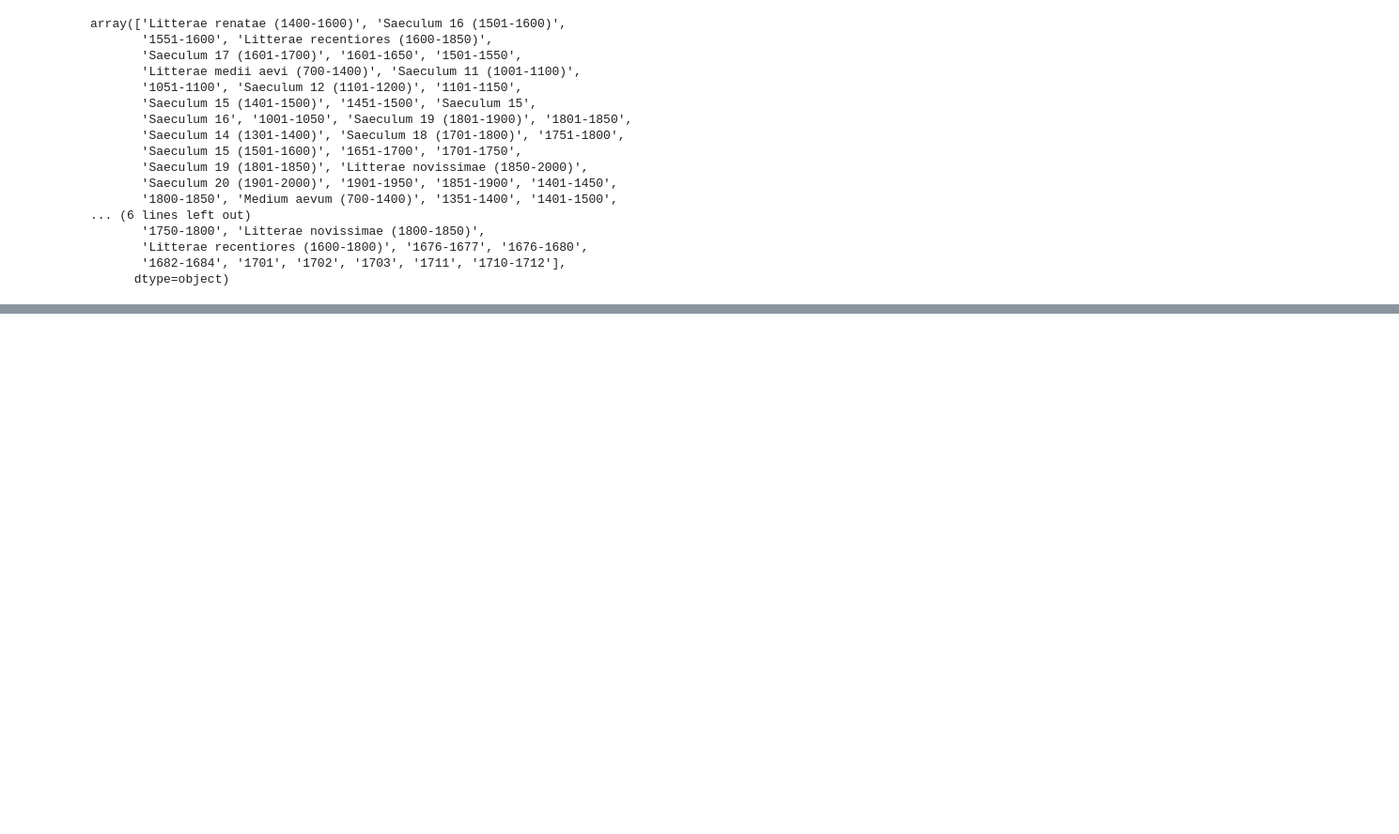
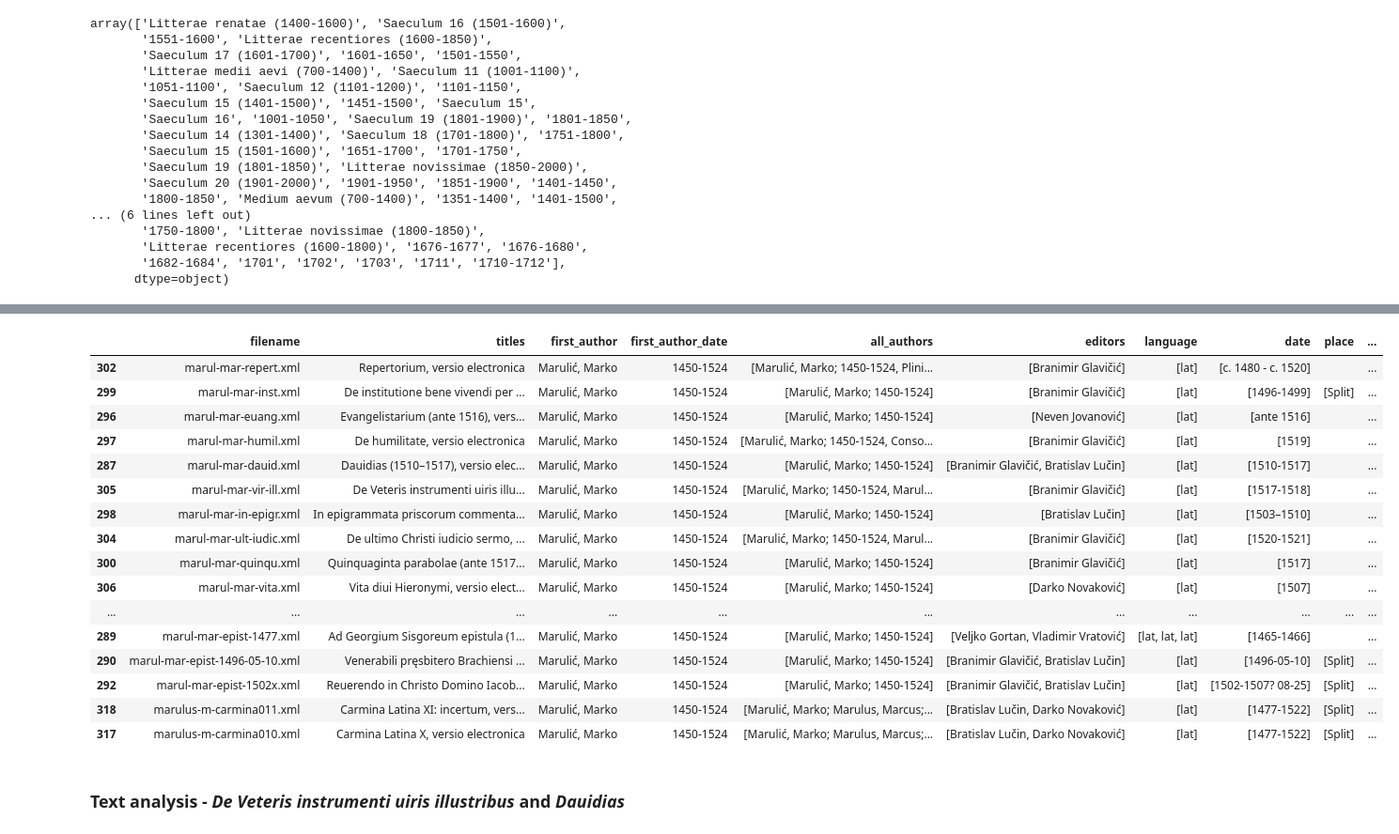
Before and after one commit to petar-soldo/croala-marulic, a Jupyter notebook: croala-marulus.ipynb, the cells around one changed output, grey strips where cells are left out. Shown at 94% size. Cells and saved outputs as stored; diff of their text form; code cells hidden in the pictures; blank space fills up the shorter version.

```diff
--- a/croala-marulus.ipynb
+++ b/croala-marulus.ipynb
@@ -660,0 +736,22 @@ Axes(0.125,0.11;0.775x0.77)
+# %%
+marulus_df.sort_values(by="word_count", ascending=False)
+# %% [output]
+|  | filename | titles | first_author | first_author_date | all_authors | editors | language | date | place | ... |
+| 302 | marul-mar-repert.xml | Repertorium, versio electronica | Marulić, Marko | 1450-1524 | [Marulić, Marko; 1450-1524, Plini... | [Branimir Glavičić] | [lat] | [c. 1480 - c. 1520] |  | ... |
+| 299 | marul-mar-inst.xml | De institutione bene vivendi per ... | Marulić, Marko | 1450-1524 | [Marulić, Marko; 1450-1524] | [Branimir Glavičić] | [lat] | [1496-1499] | [Split] | ... |
+| 296 | marul-mar-euang.xml | Evangelistarium (ante 1516), vers... | Marulić, Marko | 1450-1524 | [Marulić, Marko; 1450-1524] | [Neven Jovanović] | [lat] | [ante 1516] |  | ... |
+| 297 | marul-mar-humil.xml | De humilitate, versio electronica | Marulić, Marko | 1450-1524 | [Marulić, Marko; 1450-1524, Conso... | [Branimir Glavičić] | [lat] | [1519] |  | ... |
+| 287 | marul-mar-dauid.xml | Dauidias (1510–1517), versio elec... | Marulić, Marko | 1450-1524 | [Marulić, Marko; 1450-1524] | [Branimir Glavičić, Bratislav Lučin] | [lat] | [1510-1517] |  | ... |
+| 305 | marul-mar-vir-ill.xml | De Veteris instrumenti uiris illu... | Marulić, Marko | 1450-1524 | [Marulić, Marko; 1450-1524, Marul... | [Branimir Glavičić] | [lat] | [1517-1518] |  | ... |
+| 298 | marul-mar-in-epigr.xml | In epigrammata priscorum commenta... | Marulić, Marko | 1450-1524 | [Marulić, Marko; 1450-1524] | [Bratislav Lučin] | [lat] | [1503–1510] |  | ... |
+| 304 | marul-mar-ult-iudic.xml | De ultimo Christi iudicio sermo, ... | Marulić, Marko | 1450-1524 | [Marulić, Marko; 1450-1524, Marul... | [Branimir Glavičić] | [lat] | [1520-1521] |  | ... |
+| 300 | marul-mar-quinqu.xml | Quinquaginta parabolae (ante 1517... | Marulić, Marko | 1450-1524 | [Marulić, Marko; 1450-1524] | [Branimir Glavičić] | [lat] | [1517] |  | ... |
+| 306 | marul-mar-vita.xml | Vita diui Hieronymi, versio elect... | Marulić, Marko | 1450-1524 | [Marulić, Marko; 1450-1524] | [Darko Novaković] | [lat] | [1507] |  | ... |
+| ... | ... | ... | ... | ... | ... | ... | ... | ... | ... | ... |
+| 289 | marul-mar-epist-1477.xml | Ad Georgium Sisgoreum epistula (1... | Marulić, Marko | 1450-1524 | [Marulić, Marko; 1450-1524] | [Veljko Gortan, Vladimir Vratović] | [lat, lat, lat] | [1465-1466] |  | ... |
+| 290 | marul-mar-epist-1496-05-10.xml | Venerabili pręsbitero Brachiensi ... | Marulić, Marko | 1450-1524 | [Marulić, Marko; 1450-1524] | [Branimir Glavičić, Bratislav Lučin] | [lat] | [1496-05-10] | [Split] | ... |
+| 292 | marul-mar-epist-1502x.xml | Reuerendo in Christo Domino Iacob... | Marulić, Marko | 1450-1524 | [Marulić, Marko; 1450-1524] | [Branimir Glavičić, Bratislav Lučin] | [lat] | [1502-1507? 08-25] | [Split] | ... |
+| 318 | marulus-m-carmina011.xml | Carmina Latina XI: incertum, vers... | Marulić, Marko | 1450-1524 | [Marulić, Marko; Marulus, Marcus;... | [Bratislav Lučin, Darko Novaković] | [lat] | [1477-1522] | [Split] | ... |
+| 317 | marulus-m-carmina010.xml | Carmina Latina X, versio electronica | Marulić, Marko | 1450-1524 | [Marulić, Marko; Marulus, Marcus;... | [Bratislav Lučin, Darko Novaković] | [lat] | [1477-1522] | [Split] | ... |
+# %% [markdown]
+### Text analysis - *De Veteris instrumenti uiris illustribus* and *Dauidias*
```
Also changed, not shown: parts of 46 cells of this notebook.
